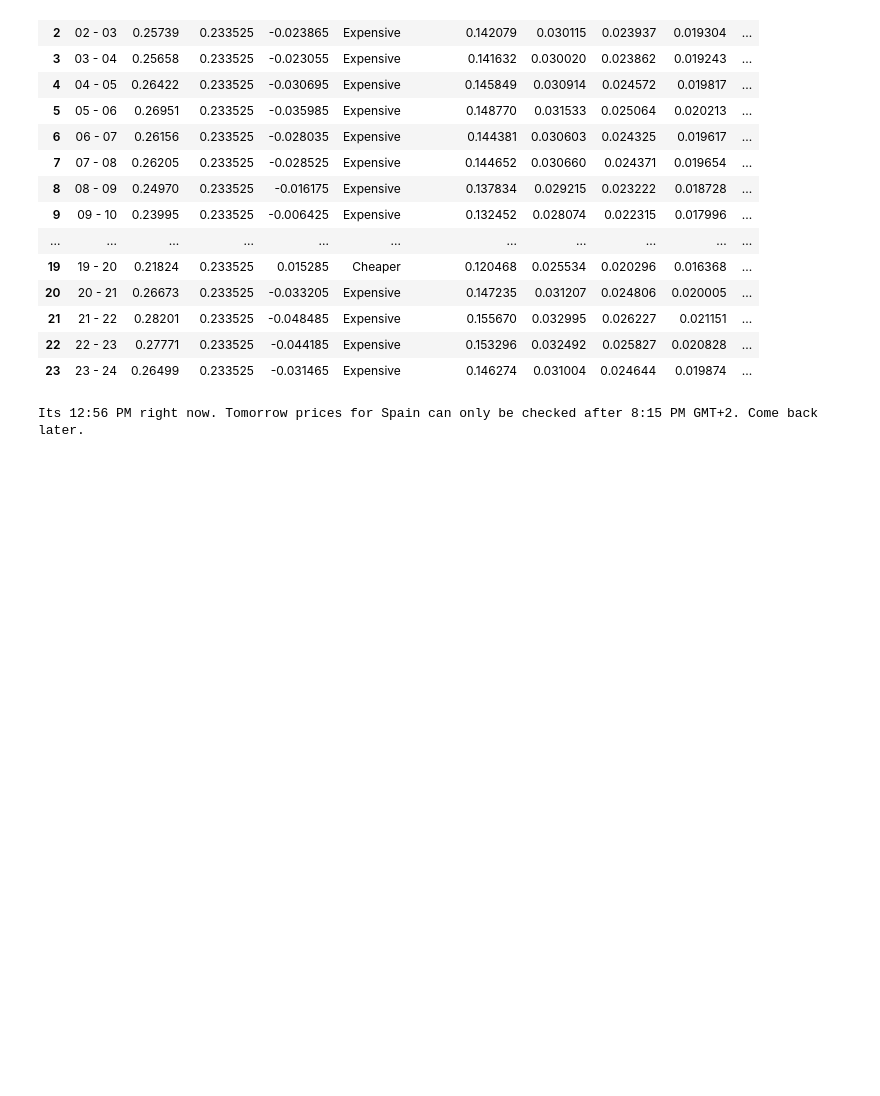
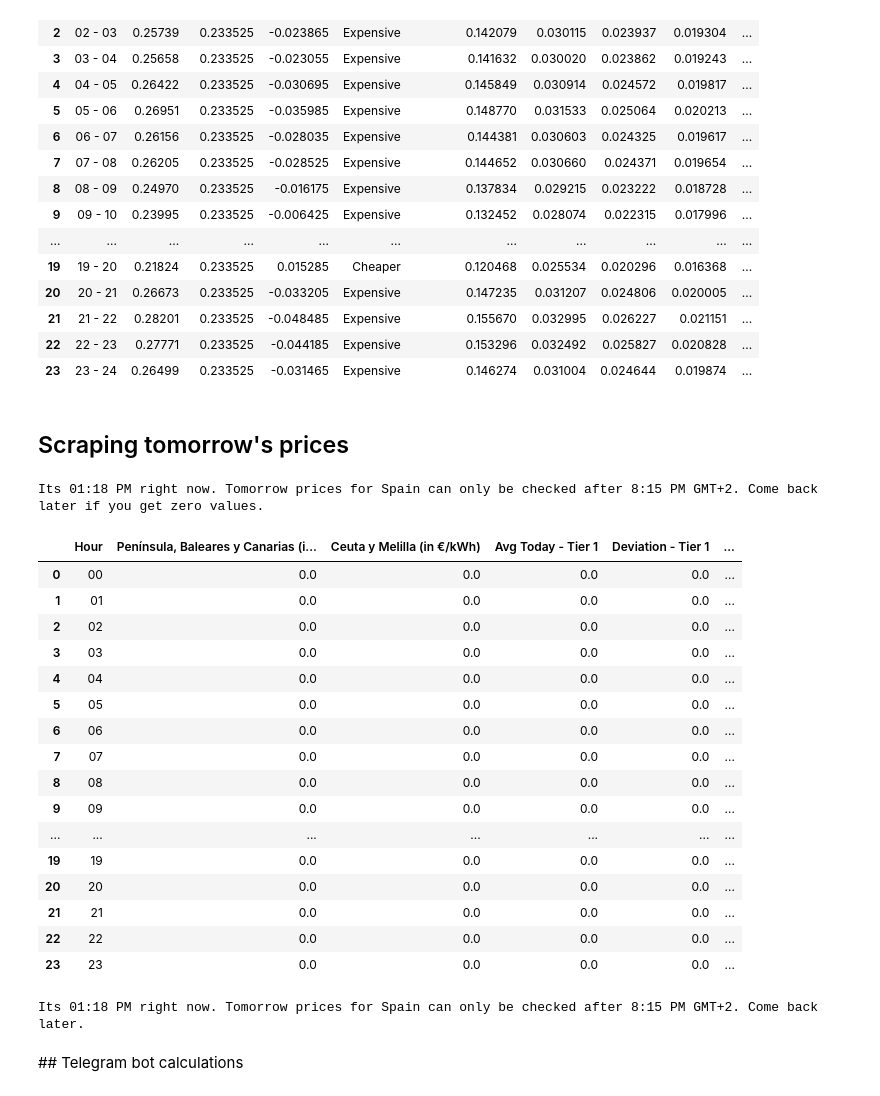
Before and after one commit to aboyalejandro/energy_bot, a Jupyter notebook: energy_scraper_spain_today_tomorrow_price.ipynb, the cells around one changed output. Saved outputs shown, nothing was run; the diff lists cells and outputs as text; code cells hidden in the pictures; blank space fills up the shorter version.

```diff
--- a/energy_scraper_spain_today_tomorrow_price.ipynb
+++ b/energy_scraper_spain_today_tomorrow_price.ipynb
@@ -135,50 +138,73 @@ price_per_hour
 | 21 | 21 - 22 | 0.28201 | 0.233525 | -0.048485 | Expensive | 0.155670 | 0.032995 | 0.026227 | 0.021151 | ... |
 | 22 | 22 - 23 | 0.27771 | 0.233525 | -0.044185 | Expensive | 0.153296 | 0.032492 | 0.025827 | 0.020828 | ... |
 | 23 | 23 - 24 | 0.26499 | 0.233525 | -0.031465 | Expensive | 0.146274 | 0.031004 | 0.024644 | 0.019874 | ... |
+# %% [markdown]
+## Scraping tomorrow's prices
 # %%
+import datetime
+now = datetime.datetime.now().strftime("%I:%M %p")
+prices_tomorrow_time = '8:15 PM'
+
 def scrape_tomorrow():
     #Backup comment as a reminder
     print (f'Its {now} right now. Tomorrow prices for Spain can only be checked after 8:15 PM GMT+2. Come back later if you get zero values.')
 
     url = 'https://tarifaluzhora.es/info/precio-kwh-manana'
 
     headers= {'Accept-Encoding':'gzip, deflate',
               'Accept-Language':'en-US,en;q=0.9',
               'User-Agent':'Mozilla/5.0 (Windows NT 10.0; Win64; x64) AppleWebKit/537.36 (KHTML, like Gecko) Chrome/100.0.4896.88 Safari/537.36'}
 
     response = requests.get(url, headers = headers)
     response.status_code
     soup = BeautifulSoup(response.content)
 
 
     tomorrow_prices_df = pd.read_html(url)[0]
     tomorrow_prices_df['Hora'] = tomorrow_prices_df['Hora'].str.replace("h","")
     tomorrow_prices_df['Península,  Baleares y Canarias'] = tomorrow_prices_df['Península,  Baleares y Canarias'].str.replace('€/kWh','')
     tomorrow_prices_df['Ceuta y Melilla'] = tomorrow_prices_df['Ceuta y Melilla'].str.replace("€/kWh","")
     tomorrow_prices_df[['Península,  Baleares y Canarias','Ceuta y Melilla']] = tomorrow_prices_df[['Península,  Baleares y Canarias','Ceuta y Melilla']].astype(float)
     tomorrow_prices_df = tomorrow_prices_df.rename(columns={'Hora':'Hour','Península,  Baleares y Canarias': 'Península, Baleares y Canarias (in €/kWh)', 'Ceuta y Melilla': 'Ceuta y Melilla (in €/kWh)'})
     tomorrow_prices_df['Avg Today - Tier 1'] = tomorrow_prices_df['Península, Baleares y Canarias (in €/kWh)'].mean()
     tomorrow_prices_df['Deviation - Tier 1'] = tomorrow_prices_df['Península, Baleares y Canarias (in €/kWh)'].mean() - tomorrow_prices_df['Península, Baleares y Canarias (in €/kWh)']
     tomorrow_prices_df['Avg Today - Tier 2'] = tomorrow_prices_df['Ceuta y Melilla (in €/kWh)'].mean()
     tomorrow_prices_df['Deviation - Tier 2'] = tomorrow_prices_df['Ceuta y Melilla (in €/kWh)'].mean() - tomorrow_prices_df['Ceuta y Melilla (in €/kWh)'].mean()
     tomorrow_prices_df['Price Flag - Tier 1'] = tomorrow_prices_df['Deviation - Tier 1'].apply(price_flag)
     tomorrow_prices_df['Price Flag - Tier 2'] = tomorrow_prices_df['Deviation - Tier 2'].apply(price_flag)
 
     #display(tomorrow_prices_df.describe())
     return tomorrow_prices_df
 
-#scrape_tomorrow()
+scrape_tomorrow()
+# %% [output]
+Its 01:18 PM right now. Tomorrow prices for Spain can only be checked after 8:15 PM GMT+2. Come back later if you get zero values.
+|  | Hour | Península, Baleares y Canarias (i... | Ceuta y Melilla (in €/kWh) | Avg Today - Tier 1 | Deviation - Tier 1 | ... |
+| 0 | 00 | 0.0 | 0.0 | 0.0 | 0.0 | ... |
+| 1 | 01 | 0.0 | 0.0 | 0.0 | 0.0 | ... |
+| 2 | 02 | 0.0 | 0.0 | 0.0 | 0.0 | ... |
+| 3 | 03 | 0.0 | 0.0 | 0.0 | 0.0 | ... |
+| 4 | 04 | 0.0 | 0.0 | 0.0 | 0.0 | ... |
+| 5 | 05 | 0.0 | 0.0 | 0.0 | 0.0 | ... |
+| 6 | 06 | 0.0 | 0.0 | 0.0 | 0.0 | ... |
+| 7 | 07 | 0.0 | 0.0 | 0.0 | 0.0 | ... |
+| 8 | 08 | 0.0 | 0.0 | 0.0 | 0.0 | ... |
+| 9 | 09 | 0.0 | 0.0 | 0.0 | 0.0 | ... |
+| ... | ... | ... | ... | ... | ... | ... |
+| 19 | 19 | 0.0 | 0.0 | 0.0 | 0.0 | ... |
+| 20 | 20 | 0.0 | 0.0 | 0.0 | 0.0 | ... |
+| 21 | 21 | 0.0 | 0.0 | 0.0 | 0.0 | ... |
+| 22 | 22 | 0.0 | 0.0 | 0.0 | 0.0 | ... |
+| 23 | 23 | 0.0 | 0.0 | 0.0 | 0.0 | ... |
 # %%
 # Getting tomorrow prices after 20:15 GMT from https://tarifaluzhora.es/info/precio-kwh-manana
 # The function is not working
-
-import datetime
-now = datetime.datetime.now().strftime("%I:%M %p")
-prices_tomorrow_time = '8:15 PM'
 
 if now >prices_tomorrow_time:
     scrape_tomorrow()
 else :
     print (f'Its {now} right now. Tomorrow prices for Spain can only be checked after 8:15 PM GMT+2. Come back later.')
 # %% [output]
-Its 12:56 PM right now. Tomorrow prices for Spain can only be checked after 8:15 PM GMT+2. Come back later.
+Its 01:18 PM right now. Tomorrow prices for Spain can only be checked after 8:15 PM GMT+2. Come back later.
+# %% [markdown]
+## Telegram bot calculations
```
Also changed, not shown: parts of 11 cells of this notebook.
